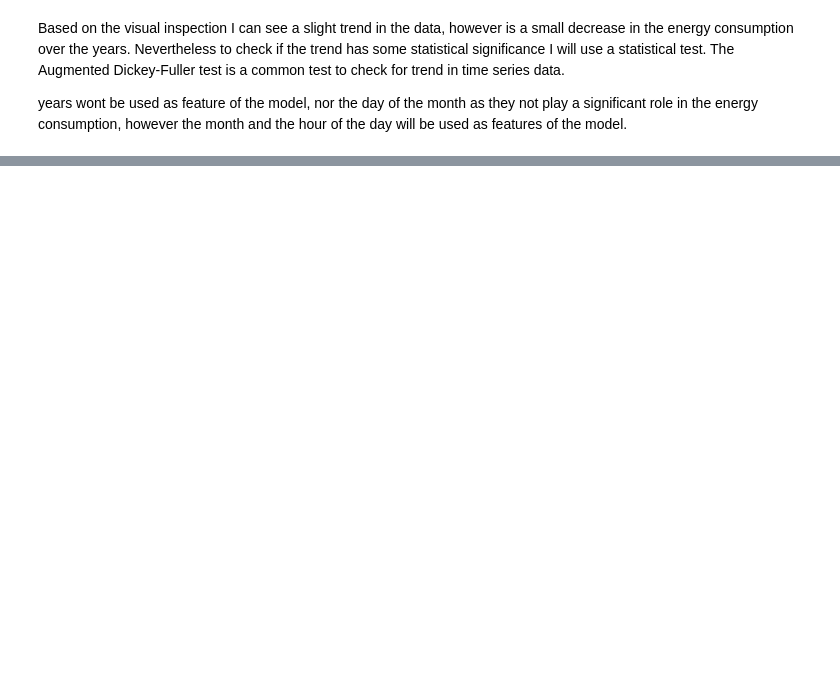
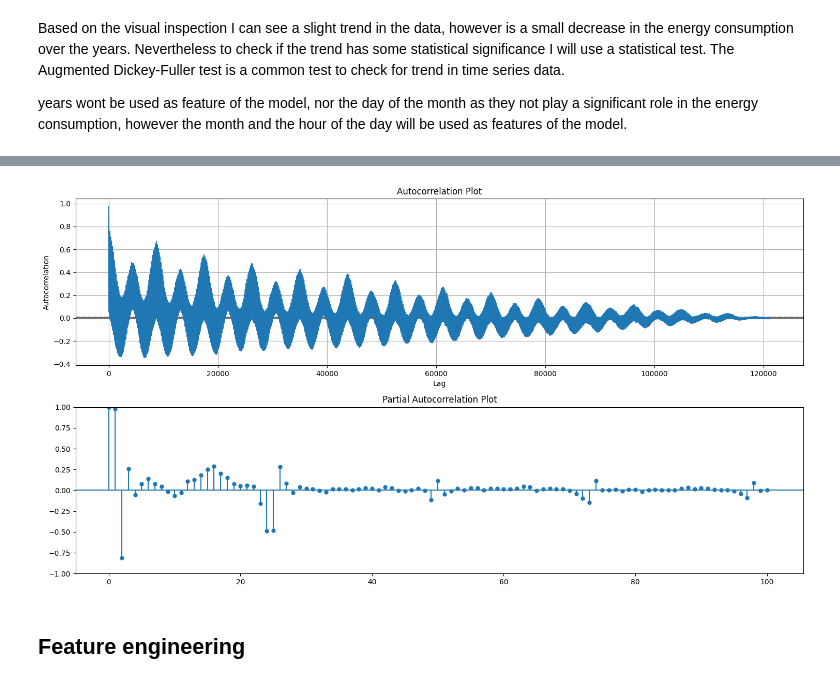
Before and after one commit to Hecramco/forecasting_examples, a Jupyter notebook: notebooks/time_series_forcasting_energy.ipynb, the cells around one changed output, grey strips where cells are left out. Cells and saved outputs as stored; diff of their text form; code cells hidden in the pictures; blank space fills up the shorter version.

```diff
--- a/notebooks/time_series_forcasting_energy.ipynb
+++ b/notebooks/time_series_forcasting_energy.ipynb
@@ -236,0 +245,16 @@ plt.show() # Display the plot
+# %%
+from pandas.plotting import autocorrelation_plot
+from statsmodels.graphics.tsaplots import plot_pacf
+
+# Plot the ACF and PACF
+fig, axs = plt.subplots(2, 1, figsize=(15, 8))
+autocorrelation_plot(henergy_df_nprocessed['AEP_MW'],ax=axs[0]) # Plot the autocorrelation
+plot_pacf(henergy_df_nprocessed['AEP_MW'], lags=100, ax=axs[1], method='ywm') # Plot first 20 lags
+axs[0].set_title('Autocorrelation Plot')
+axs[1].set_title('Partial Autocorrelation Plot')
+plt.tight_layout()
+plt.show()
+# %% [output]
+[figure, added]
+# %% [markdown]
+## Feature engineering
```
Also changed, not shown: parts of 31 cells of this notebook.
